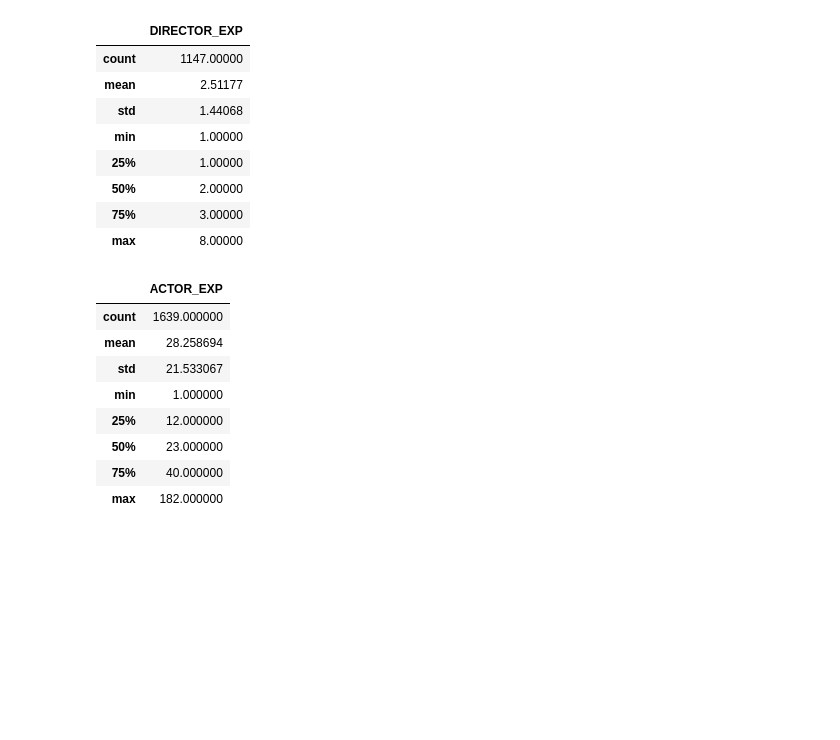
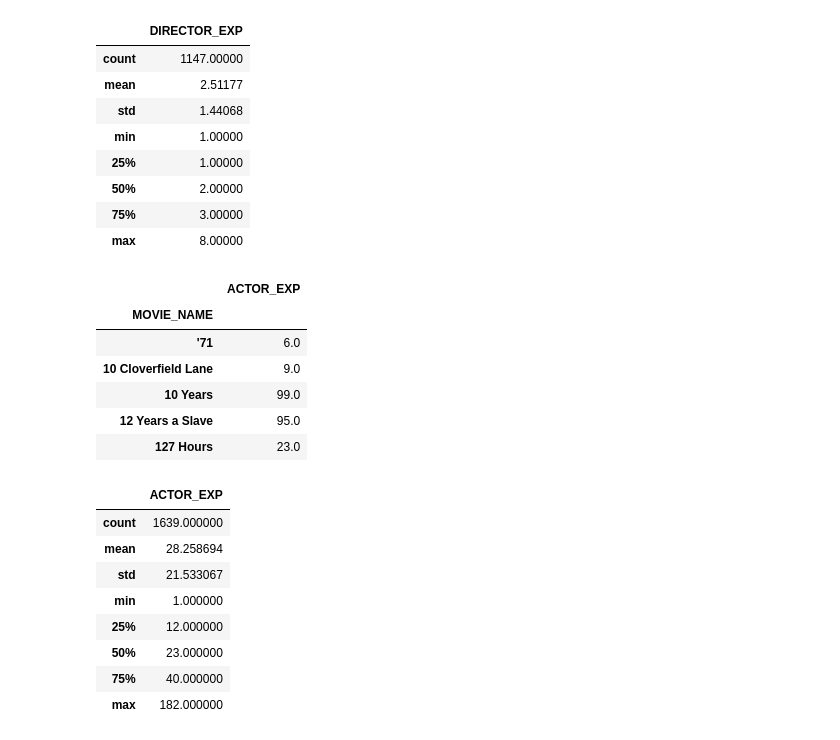
Before and after one commit to wccosby/Project_Luther, a Jupyter notebook: initial_analysis-Copy1.ipynb, the cells around one changed output. Cells and saved outputs as stored; diff of their text form; code cells hidden in the pictures; blank space fills up the shorter version.

```diff
--- a/initial_analysis-Copy1.ipynb
+++ b/initial_analysis-Copy1.ipynb
@@ -184,6 +196,16 @@ director_experience.describe()
 | 50% | 2.00000 |
 | 75% | 3.00000 |
 | max | 8.00000 |
+# %%
+actor_experience.head()
+# %% [output]
+|  | ACTOR_EXP |
+| MOVIE_NAME |  |
+| '71 | 6.0 |
+| 10 Cloverfield Lane | 9.0 |
+| 10 Years | 99.0 |
+| 12 Years a Slave | 95.0 |
+| 127 Hours | 23.0 |
 # %%
 actor_experience.describe()
 # %% [output]
```
Also changed, not shown: parts of 55 cells of this notebook, 1 other file.
